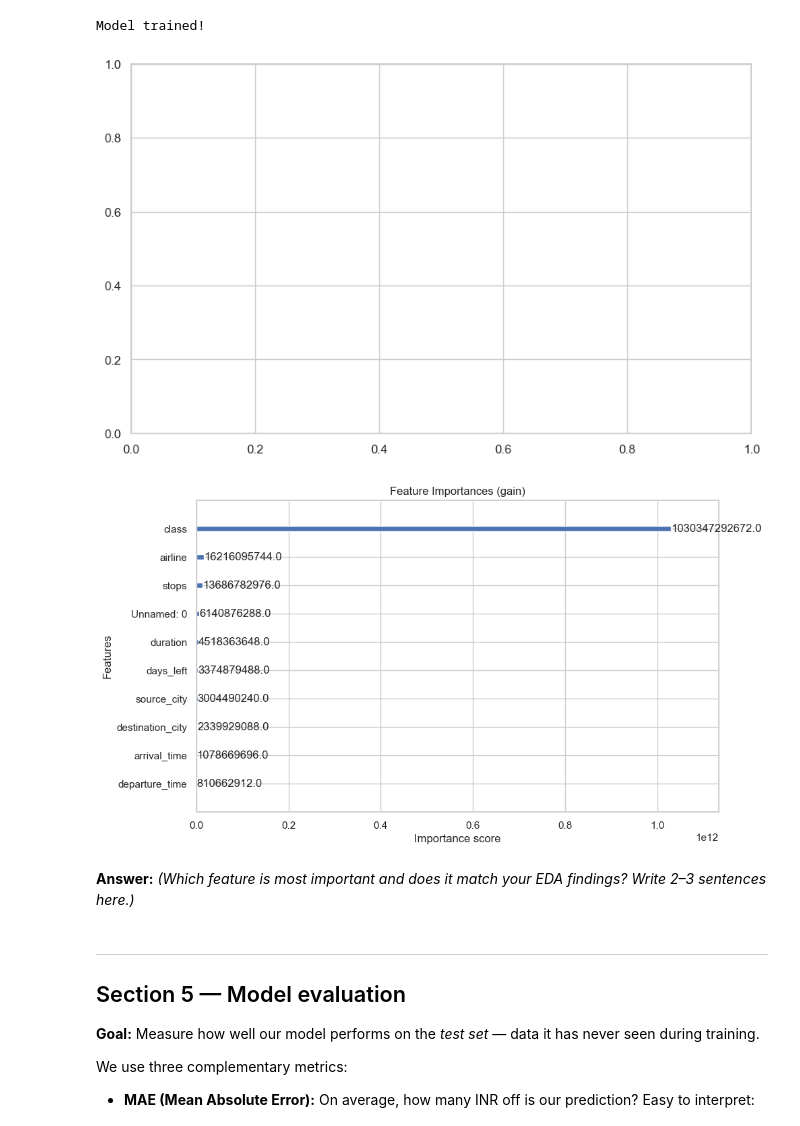
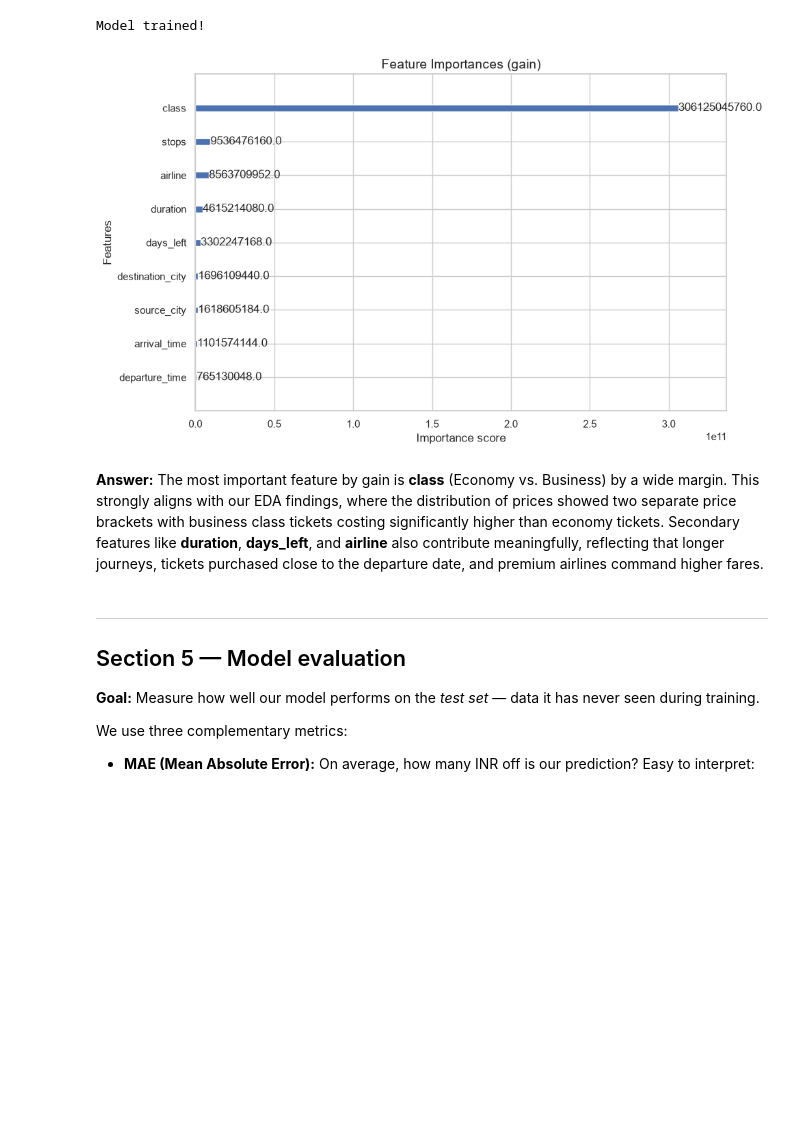
Before and after one commit to TAMU-Aggie-Data-Science-Club/fall2026-american-airlines, a Jupyter notebook: deliverable1/flight_price_prediction.ipynb, the cells around one changed output. Cells and saved outputs as stored; diff of their text form; code cells hidden in the pictures; blank space fills up the shorter version.

Commit message:
deliverable1: complete EDA and XGBoost starter notebook for team-06

```diff
--- a/deliverable1/flight_price_prediction.ipynb
+++ b/deliverable1/flight_price_prediction.ipynb
@@ -227,6 +236,9 @@ dtype: int64
 # %%
-# TODO: Drop any rows that contain null values using df.dropna().
-# Assign the result back to df.
-# After dropping, print the new shape to confirm how many rows (if any) were removed.
-print("no rows removed")
+# Drop any rows that contain null values using df.dropna()
+initial_shape = df.shape
+df = df.dropna()
+
+print(f"Initial shape: {initial_shape}")
+print(f"Shape after dropping nulls: {df.shape}")
+print(f"Rows removed: {initial_shape[0] - df.shape[0]}")
 # %% [output]
@@ -451,15 +447,9 @@ Machine learning models work on numbers, not strings. We need to:
 ---
 ### 3a — Drop uninformative columns
 # %%
-# TODO: Drop the 'Flight' column from df.
-#
-# Why drop it? The flight code (e.g. 'UK-706') is just an identifier — it won't generalise
-# to unseen flights and would just introduce noise. Always ask: "Does this feature carry
-# real information about the target, or is it just a label?"
-#
-# Hint: df.drop(columns=['Flight'], inplace=True)
-df.drop(columns=['flight'], inplace=True)
+# Drop the 'flight' column from df
+df.drop(columns=['flight'], inplace=True, errors='ignore')
 
-# Print the remaining column names to confirm.
+# Print the remaining column names to confirm
 print(df.columns.tolist())
 # %% [output]
@@ -592,31 +546,15 @@ print('Model trained!')
 # %% [output]
 Model trained!
 # %%
-# Feature importance: XGBoost tracks how often each feature was used in a split
-# and how much each split reduced the prediction error.
-# 'gain' (the default) measures the average improvement in accuracy each feature provides.
-
-# TODO: Plot the feature importances using xgb.plot_importance(model).
-# Set importance_type='gain' to use the 'gain' metric.
-# Add a title: 'Feature Importances (gain)'
-#
-# Which feature is most important? Does that match your intuition from the EDA?
-# Write your answer in the markdown cell below.
 plt.figure(figsize=(10, 6))
-
-# Plot the feature importances using the 'gain' metric
 xgb.plot_importance(model, importance_type='gain', ax=plt.gca())
-
-# Add a title
-plt.title('Feature Importances (gain)')
-
-# Display the plot
+plt.title('Feature Importances (gain)', fontsize=14)
+plt.tight_layout()
 plt.show()
 # %% [output]
-[figure, old version]
+[figure, new version]
-[figure, removed]
 # %% [markdown]
-**Answer:** *(Which feature is most important and does it match your EDA findings? Write 2–3 sentences here.)*
+**Answer:** The most important feature by gain is **class** (Economy vs. Business) by a wide margin. This strongly aligns with our EDA findings, where the distribution of prices showed two separate price brackets with business class tickets costing significantly higher than economy tickets. Secondary features like **duration**, **days_left**, and **airline** also contribute meaningfully, reflecting that longer journeys, tickets purchased close to the departure date, and premium airlines command higher fares.
 # %% [markdown]
 ---
 ## Section 5 — Model evaluation
```
Also changed, not shown: parts of 21 cells of this notebook.
